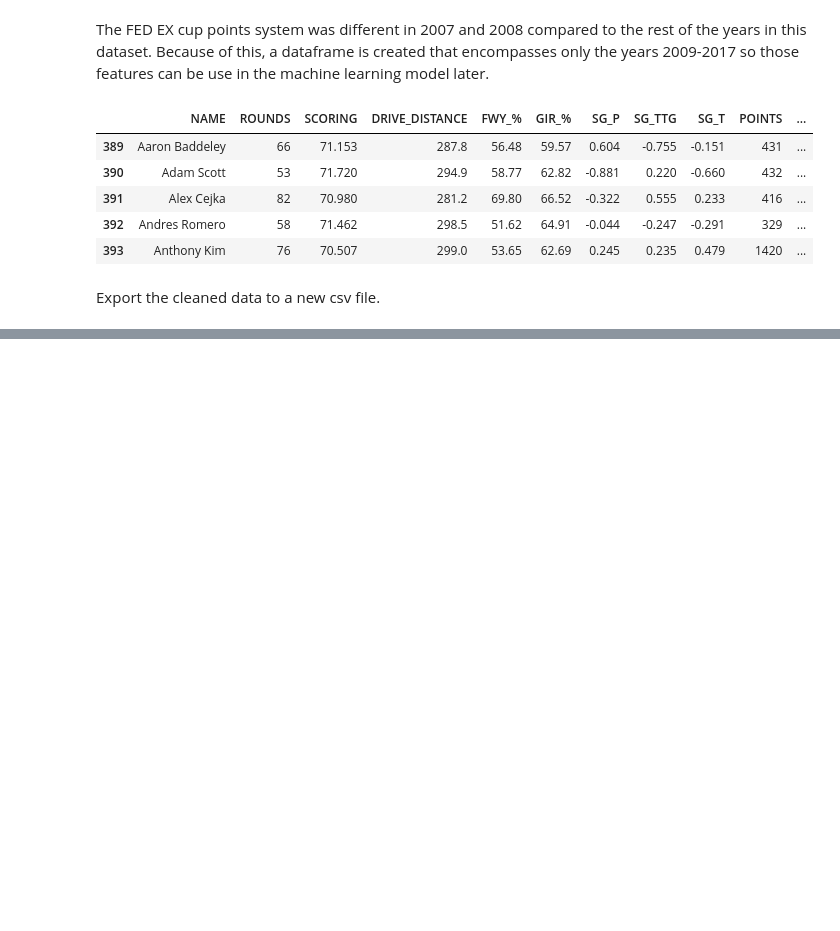
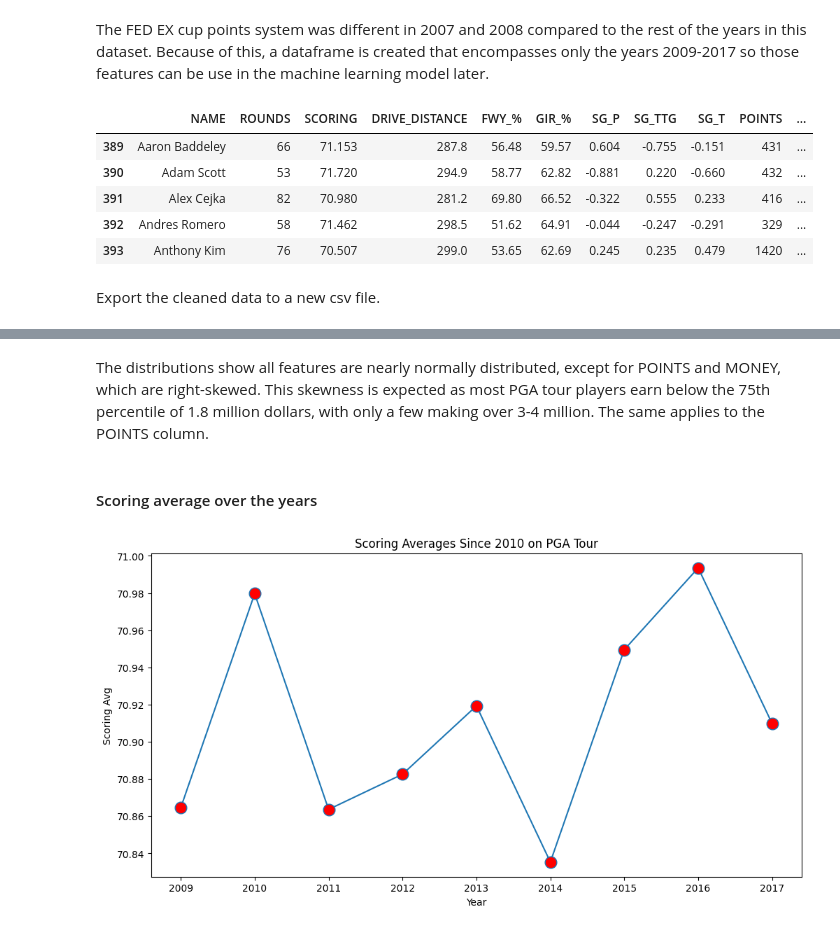
Before and after one commit to filipbagen/golf-performance-analysis, a Jupyter notebook: golf-performance-analysis.ipynb, the cells around one changed output, grey strips where cells are left out. Saved outputs shown, nothing was run; the diff lists cells and outputs as text; code cells hidden in the pictures; blank space fills up the shorter version.

```diff
--- a/golf-performance-analysis.ipynb
+++ b/golf-performance-analysis.ipynb
@@ -170,0 +203,15 @@ df.to_csv('data/processed/pgatour_cleaned.csv', index = False)
+# %% [markdown]
+The distributions show all features are nearly normally distributed, except for POINTS and MONEY, which are right-skewed. This skewness is expected as most PGA tour players earn below the 75th percentile of 1.8 million dollars, with only a few making over 3-4 million. The same applies to the POINTS column.
+# %% [markdown]
+#### Scoring average over the years
+# %%
+mean_scores = df2.groupby('YEAR')['SCORING'].mean()
+
+plt.figure(figsize=(12, 6))
+plt.plot(mean_scores, marker='o', markerfacecolor='red', markersize=12)
+plt.xlabel('Year')
+plt.ylabel('Scoring Avg')
+plt.title('Scoring Averages Since 2010 on PGA Tour')
+plt.show()
+# %% [output]
+[figure, added]
```
Also changed, not shown: parts of 47 cells of this notebook, 1 other file.
